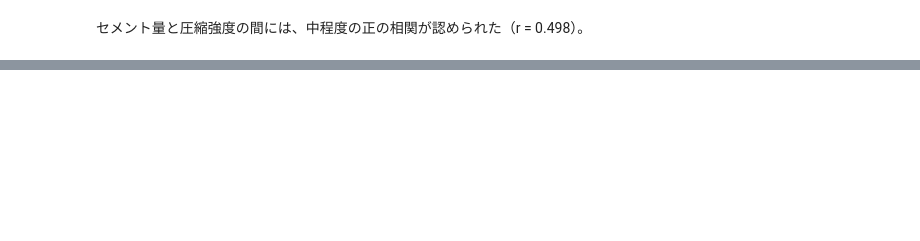
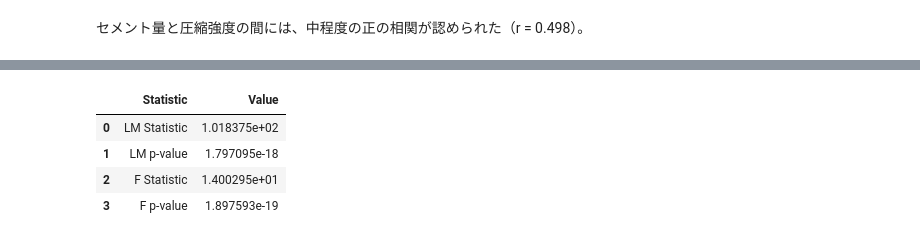
Before and after one commit to rojay0910-boop/Concrete-Strength-Statistical-Analysis, a Jupyter notebook: notebooks/concrete.ipynb, the cells around one changed output, grey strips where cells are left out. Cells and saved outputs as stored; diff of their text form; code cells hidden in the pictures; blank space fills up the shorter version.

```diff
--- a/notebooks/concrete.ipynb
+++ b/notebooks/concrete.ipynb
@@ -585,12 +495,25 @@ print(bp_test)
 # %%
+from statsmodels.stats.diagnostic import het_breuschpagan
+
+bp_test = het_breuschpagan(
+    model.resid,
+    X
+)
+
 bp_df = pd.DataFrame({
     "Statistic": [
         "LM Statistic",
         "LM p-value",
         "F Statistic",
         "F p-value"
     ],
     "Value": bp_test
 })
 
 bp_df
+# %% [output]
+|  | Statistic | Value |
+| 0 | LM Statistic | 1.018375e+02 |
+| 1 | LM p-value | 1.797095e-18 |
+| 2 | F Statistic | 1.400295e+01 |
+| 3 | F p-value | 1.897593e-19 |
```
Also changed, not shown: parts of 76 cells of this notebook.
